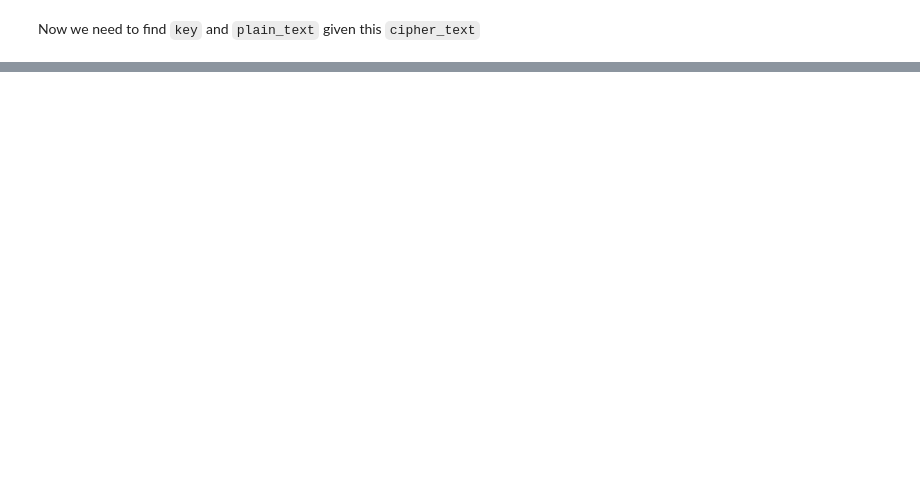
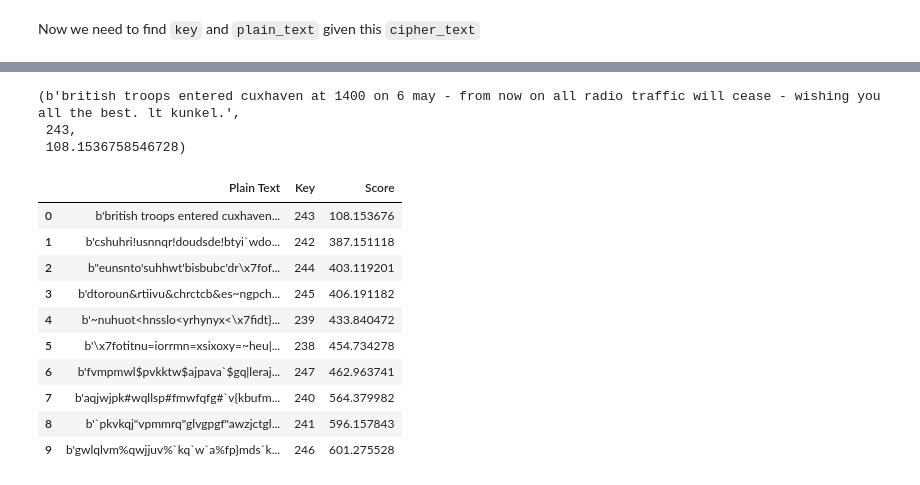
Before and after one commit to arpitbbhayani/decipher-single-byte-xor, a Jupyter notebook: decipher-single-byte-xor.ipynb, the cells around one changed output, grey strips where cells are left out. Cells and saved outputs as stored; diff of their text form; code cells hidden in the pictures; blank space fills up the shorter version.

```diff
--- a/decipher-single-byte-xor.ipynb
+++ b/decipher-single-byte-xor.ipynb
@@ -75,0 +87,20 @@ plains = decipher(cipher_text, scoring_fn=scoring_fn_maxfit)
+# %%
+plains[0]
+# %% [output]
+(b'british troops entered cuxhaven at 1400 on 6 may - from now on all radio traffic will cease - wishing you all the best. lt kunkel.',
+ 243,
+ 108.1536758546728)
+# %%
+pd.DataFrame(plains, columns=["Plain Text", "Key", "Score"])
+# %% [output]
+|  | Plain Text | Key | Score |
+| 0 | b'british troops entered cuxhaven... | 243 | 108.153676 |
+| 1 | b'cshuhri!usnnqr!doudsde!btyi`wdo... | 242 | 387.151118 |
+| 2 | b"eunsnto'suhhwt'bisbubc'dr\x7fof... | 244 | 403.119201 |
+| 3 | b'dtoroun&rtiivu&chrctcb&es~ngpch... | 245 | 406.191182 |
+| 4 | b'~nuhuot<hnsslo<yrhynyx<\x7fidt}... | 239 | 433.840472 |
+| 5 | b'\x7fotitnu=iorrmn=xsixoxy=~heu|... | 238 | 454.734278 |
+| 6 | b'fvmpmwl$pvkktw$ajpava`$gq|leraj... | 247 | 462.963741 |
+| 7 | b'aqjwjpk#wqllsp#fmwfqfg#`v{kbufm... | 240 | 564.379982 |
+| 8 | b'`pkvkqj"vpmmrq"glvgpgf"awzjctgl... | 241 | 596.157843 |
+| 9 | b'gwlqlvm%qwjjuv%`kq`w`a%fp}mds`k... | 246 | 601.275528 |
```
Also changed, not shown: parts of 9 cells of this notebook, 1 other file.
